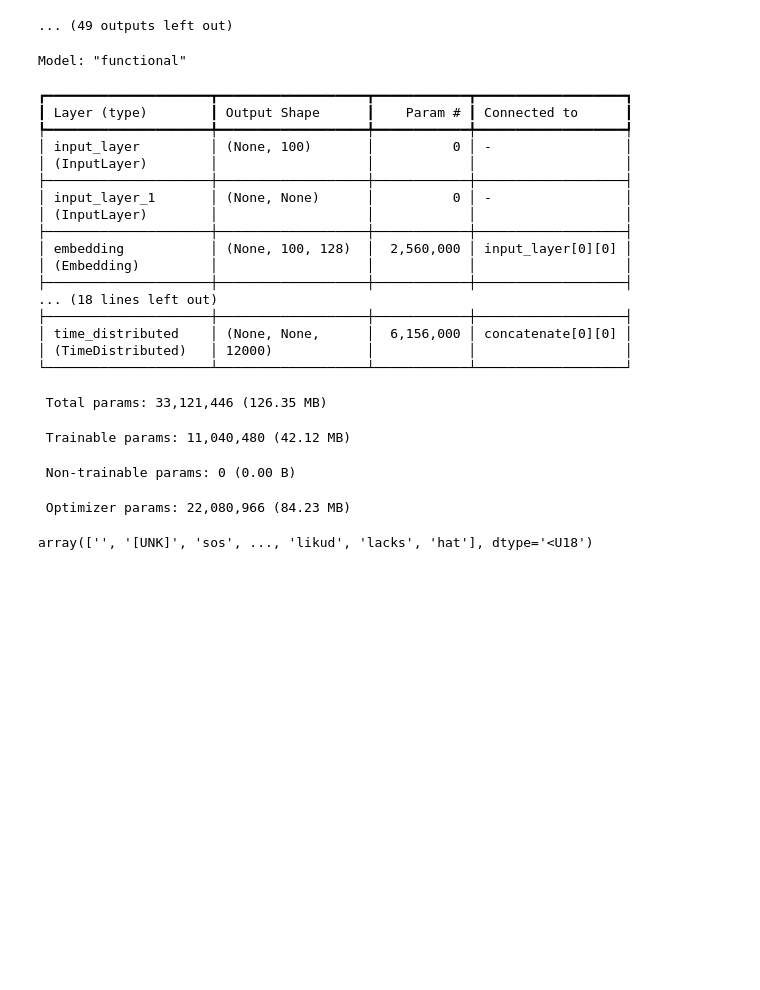
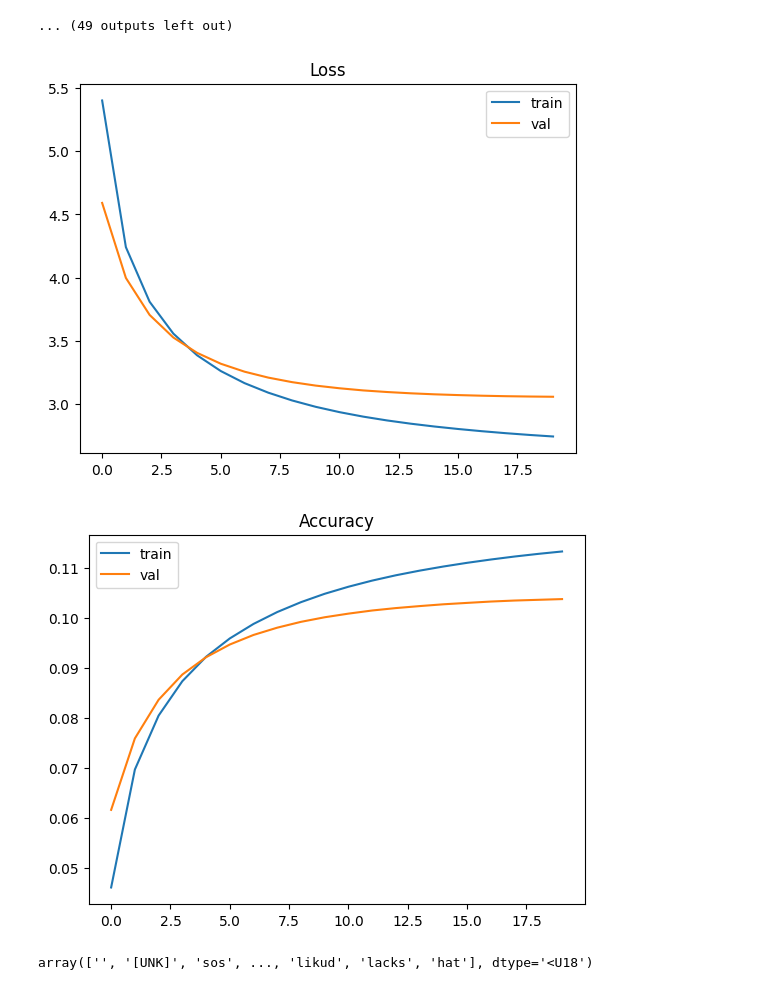
Before and after one commit to olavodd42/text_summarization_seq2seq, a Jupyter notebook: notebooks/02_training.ipynb, the cells around one changed output. Cells and saved outputs as stored; diff of their text form; code cells hidden in the pictures; blank space fills up the shorter version.

Commit message:
change to beam inference, model now works

```diff
--- a/notebooks/02_training.ipynb
+++ b/notebooks/02_training.ipynb
@@ -142,9 +231,10 @@ array([[    2,  8722,  4253, ...,     0,     0,     0],
 # %%
+eos_id = tv_sum.layers[0].get_vocabulary().index('eos')
 loss_fn = tf.keras.losses.SparseCategoricalCrossentropy(from_logits=False,
                                                        reduction='none')
 
 def masked_loss(y_true, y_pred):
     loss = loss_fn(y_true, y_pred)                   # (batch, seq_len)
-    mask = tf.cast(tf.not_equal(y_true, 0), tf.float32)
+    mask = tf.cast(tf.not_equal(y_true, 0), tf.float32) * tf.cast(tf.not_equal(y_true, eos_id), tf.float32)
     return tf.reduce_sum(loss * mask) / tf.reduce_sum(mask)
 # %%
@@ -156,16 +249,16 @@ model.compile(
 # %%
-from tensorflow.keras.callbacks import EarlyStopping, ReduceLROnPlateau
+from tensorflow.keras.callbacks import EarlyStopping, ReduceLROnPlateau, ModelCheckpoint
+
 callbacks = [
-    EarlyStopping(monitor='val_loss', patience=5, restore_best_weights=True),
-    ReduceLROnPlateau(monitor='val_loss', factor=0.5, patience=3)
+    EarlyStopping('val_loss',patience=5,restore_best_weights=True),
+    ReduceLROnPlateau('val_loss',factor=0.5,patience=3),
+    ModelCheckpoint('best_seq2seq.h5','val_loss',save_best_only=True)
 ]
 
-history = model.fit(
-    train_ds,
-    epochs=30,
-    #steps_per_epoch=10,
-    # verbose=2,
-    validation_data=val_ds,
-    callbacks=callbacks
-)
+history = e2e_model.fit(
+                    train_ds,
+                    validation_data=val_ds,
+                    epochs=20,
+                    callbacks=callbacks
+                )
 # %% [output]
@@ -315,28 +407,19 @@ Epoch 7/30
 2025-08-02 23:07:22.188960: I tensorflow/core/framework/local_rendezvous.cc:426] Local rendezvous recv item cancelled. Key hash: 733256767767716498
 2025-08-02 23:07:22.188984: I tensorflow/core/framework/local_rendezvous.cc:426] Local rendezvous recv item cancelled. Key hash: 8475208587743472188
 ... (49 outputs left out)
-# %%
-model.summary()
-# %% [output]
-Model: "functional"
-┏━━━━━━━━━━━━━━━━━━━━━┳━━━━━━━━━━━━━━━━━━━┳━━━━━━━━━━━━┳━━━━━━━━━━━━━━━━━━━┓
-┃ Layer (type)        ┃ Output Shape      ┃    Param # ┃ Connected to      ┃
-┡━━━━━━━━━━━━━━━━━━━━━╇━━━━━━━━━━━━━━━━━━━╇━━━━━━━━━━━━╇━━━━━━━━━━━━━━━━━━━┩
-│ input_layer         │ (None, 100)       │          0 │ -                 │
-│ (InputLayer)        │                   │            │                   │
-├─────────────────────┼───────────────────┼────────────┼───────────────────┤
-│ input_layer_1       │ (None, None)      │          0 │ -                 │
-│ (InputLayer)        │                   │            │                   │
-├─────────────────────┼───────────────────┼────────────┼───────────────────┤
-│ embedding           │ (None, 100, 128)  │  2,560,000 │ input_layer[0][0] │
-│ (Embedding)         │                   │            │                   │
-├─────────────────────┼───────────────────┼────────────┼───────────────────┤
-... (18 lines left out)
-├─────────────────────┼───────────────────┼────────────┼───────────────────┤
-│ time_distributed    │ (None, None,      │  6,156,000 │ concatenate[0][0] │
-│ (TimeDistributed)   │ 12000)            │            │                   │
-└─────────────────────┴───────────────────┴────────────┴───────────────────┘
- Total params: 33,121,446 (126.35 MB)
- Trainable params: 11,040,480 (42.12 MB)
- Non-trainable params: 0 (0.00 B)
- Optimizer params: 22,080,966 (84.23 MB)
+# %%
+import matplotlib.pyplot as plt
+plt.figure()
+plt.plot(history.history['loss'],label='train')
+plt.plot(history.history['val_loss'],label='val')
+plt.legend()
+plt.title('Loss')
+plt.figure()
+plt.plot(history.history['sparse_categorical_accuracy'],label='train')
+plt.plot(history.history['val_sparse_categorical_accuracy'],label='val')
+plt.legend()
+plt.title('Accuracy')
+plt.show()
+# %% [output]
+[figure, added]
+[figure, added]
```
Also changed, not shown: parts of 22 cells of this notebook, 2 other files.
